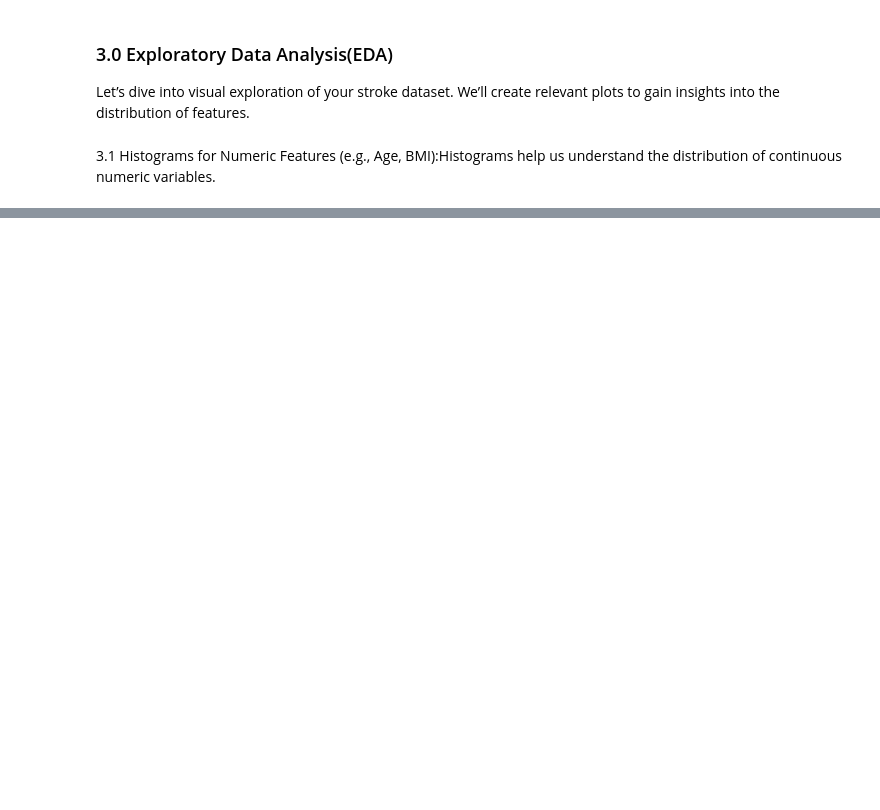
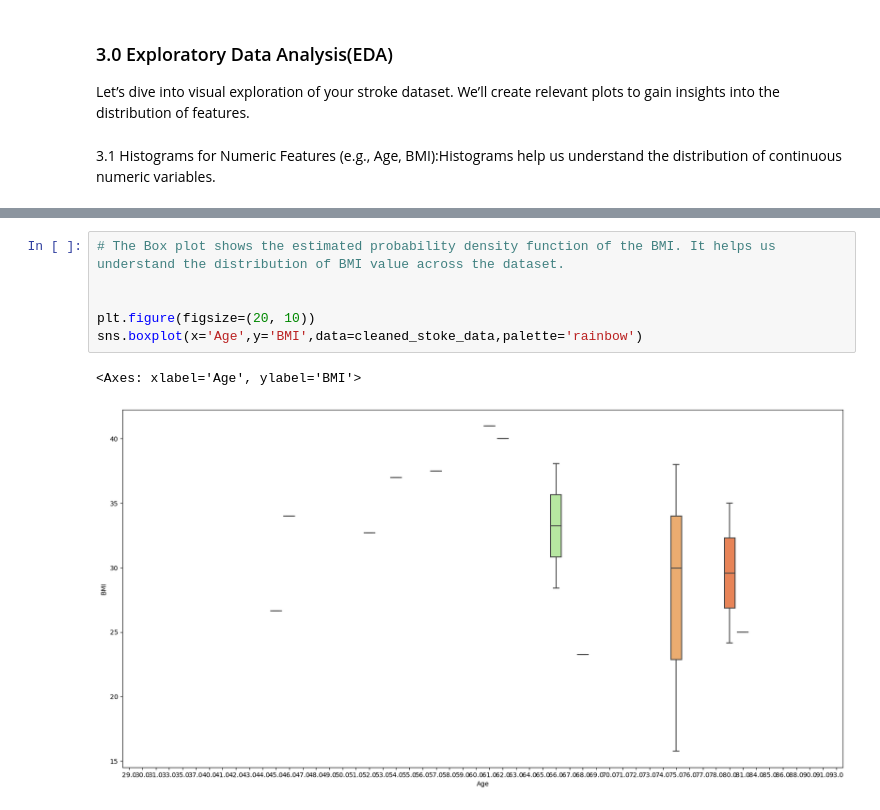
Before and after one commit to Roddiyyat/Final-Year-Stroke-Prediction-Project-, a Jupyter notebook: Final Year Project Data Analysis.ipynb, the cells around one changed output, grey strips where cells are left out. Cells and saved outputs as stored; diff of their text form; blank space fills up the shorter version.

```diff
--- a/Final Year Project Data Analysis.ipynb
+++ b/Final Year Project Data Analysis.ipynb
@@ -310,0 +312,9 @@ using pablo's class note(visualization fundamentals) compare variables and relat
+# %%
+# The Box plot shows the estimated probability density function of the BMI. It helps us understand the distribution of BMI value across the dataset.
+
+
+plt.figure(figsize=(20, 10))
+sns.boxplot(x='Age',y='BMI',data=cleaned_stoke_data,palette='rainbow')
+# %% [output]
+<Axes: xlabel='Age', ylabel='BMI'>
+[figure, added]
```
Also changed, not shown: parts of 26 cells of this notebook.
